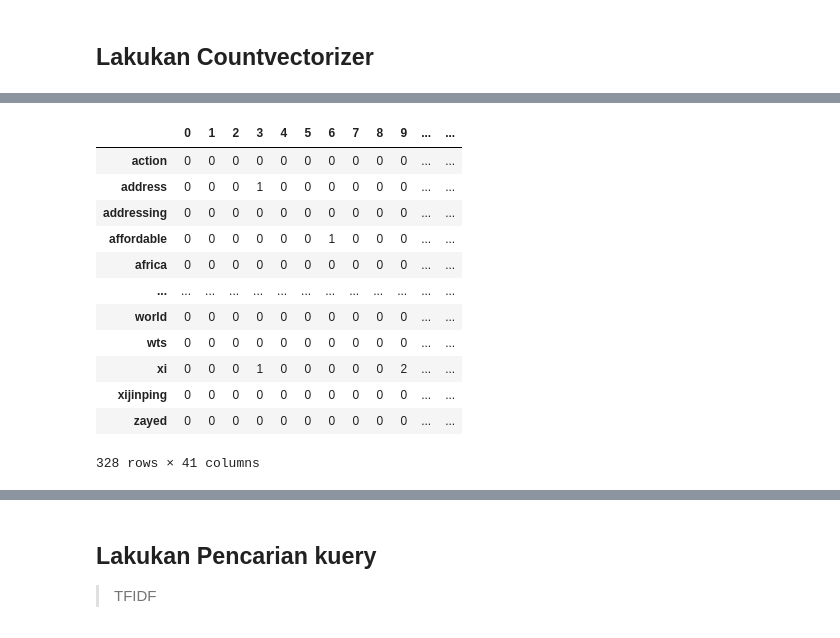
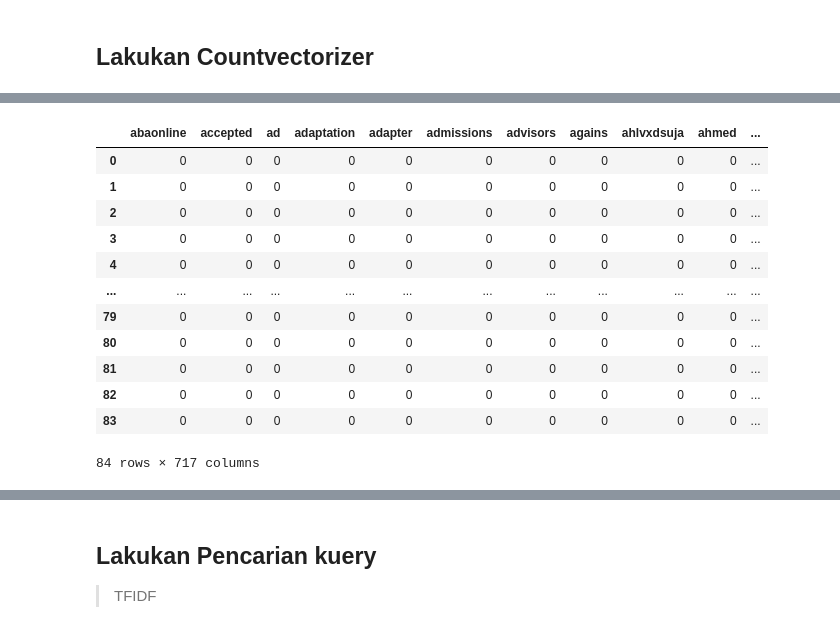
Before and after one commit to ackermanjayjay/tugas-tki, a Jupyter notebook: code/Tugas.ipynb, the cells around one changed output, grey strips where cells are left out. Drawn from its saved outputs; the diff is of its cells as text; code cells hidden in the pictures.

```diff
--- a/code/Tugas.ipynb
+++ b/code/Tugas.ipynb
@@ -266,8 +253,7 @@ stem_id=fact_stem_id.create_stemmer()
 # %%
 def stemsWords(text):
-  text_en=stem_en.stem(text)
-  text_id=stem_id.stem(text_en)
-  return text_id
+  text=stem_en.stem(text)
+  return text
 # %%
 stemsWords(remove_stop_words(caseFolding(raw_text)))
 # %% [output]
@@ -300,7 +279,6 @@ def text_preprocessing_process(text):
   text = caseFolding(text)
   text = remove_stop_words(text)
   text = stemsWords(text)
-  text=text_normalize(text)
   return text
 # %%
-df["clean_text"]=df["full_text"].apply(text_preprocessing_process)
+df_["clean_text"]=df_["full_text"].apply(text_preprocessing_process)
@@ -322,4 +303,5 @@ See the caveats in the documentation: https://pandas.pydata.org/pandas-docs/stab
 from sklearn.feature_extraction.text import CountVectorizer
 vectorizer = CountVectorizer()
 # %%
-korpus=df["clean_text"]
+korpus=df_["clean_text"]
+korpus
@@ -348,18 +323,18 @@ array(['action', 'address', 'addressing', 'affordable', 'africa',
 # %%
 korpus_unigram=X.toarray()
 data_unigram = pd.DataFrame(korpus_unigram, columns=vectorizer.get_feature_names_out())
-data_unigram.T
+data_unigram
 # %% [output]
-|  | 0 | 1 | 2 | 3 | 4 | 5 | 6 | 7 | 8 | 9 | ... | ... |
-| action | 0 | 0 | 0 | 0 | 0 | 0 | 0 | 0 | 0 | 0 | ... | ... |
-| address | 0 | 0 | 0 | 1 | 0 | 0 | 0 | 0 | 0 | 0 | ... | ... |
-| addressing | 0 | 0 | 0 | 0 | 0 | 0 | 0 | 0 | 0 | 0 | ... | ... |
-| affordable | 0 | 0 | 0 | 0 | 0 | 0 | 1 | 0 | 0 | 0 | ... | ... |
-| africa | 0 | 0 | 0 | 0 | 0 | 0 | 0 | 0 | 0 | 0 | ... | ... |
-| ... | ... | ... | ... | ... | ... | ... | ... | ... | ... | ... | ... | ... |
-| world | 0 | 0 | 0 | 0 | 0 | 0 | 0 | 0 | 0 | 0 | ... | ... |
-| wts | 0 | 0 | 0 | 0 | 0 | 0 | 0 | 0 | 0 | 0 | ... | ... |
-| xi | 0 | 0 | 0 | 1 | 0 | 0 | 0 | 0 | 0 | 2 | ... | ... |
-| xijinping | 0 | 0 | 0 | 0 | 0 | 0 | 0 | 0 | 0 | 0 | ... | ... |
-| zayed | 0 | 0 | 0 | 0 | 0 | 0 | 0 | 0 | 0 | 0 | ... | ... |
+|  | abaonline | accepted | ad | adaptation | adapter | admissions | advisors | agains | ahlvxdsuja | ahmed | ... |
+| 0 | 0 | 0 | 0 | 0 | 0 | 0 | 0 | 0 | 0 | 0 | ... |
+| 1 | 0 | 0 | 0 | 0 | 0 | 0 | 0 | 0 | 0 | 0 | ... |
+| 2 | 0 | 0 | 0 | 0 | 0 | 0 | 0 | 0 | 0 | 0 | ... |
+| 3 | 0 | 0 | 0 | 0 | 0 | 0 | 0 | 0 | 0 | 0 | ... |
+| 4 | 0 | 0 | 0 | 0 | 0 | 0 | 0 | 0 | 0 | 0 | ... |
+| ... | ... | ... | ... | ... | ... | ... | ... | ... | ... | ... | ... |
+| 79 | 0 | 0 | 0 | 0 | 0 | 0 | 0 | 0 | 0 | 0 | ... |
+| 80 | 0 | 0 | 0 | 0 | 0 | 0 | 0 | 0 | 0 | 0 | ... |
+| 81 | 0 | 0 | 0 | 0 | 0 | 0 | 0 | 0 | 0 | 0 | ... |
+| 82 | 0 | 0 | 0 | 0 | 0 | 0 | 0 | 0 | 0 | 0 | ... |
+| 83 | 0 | 0 | 0 | 0 | 0 | 0 | 0 | 0 | 0 | 0 | ... |
-328 rows × 41 columns
+84 rows × 717 columns
```
Also changed, not shown: parts of 80 cells of this notebook.
